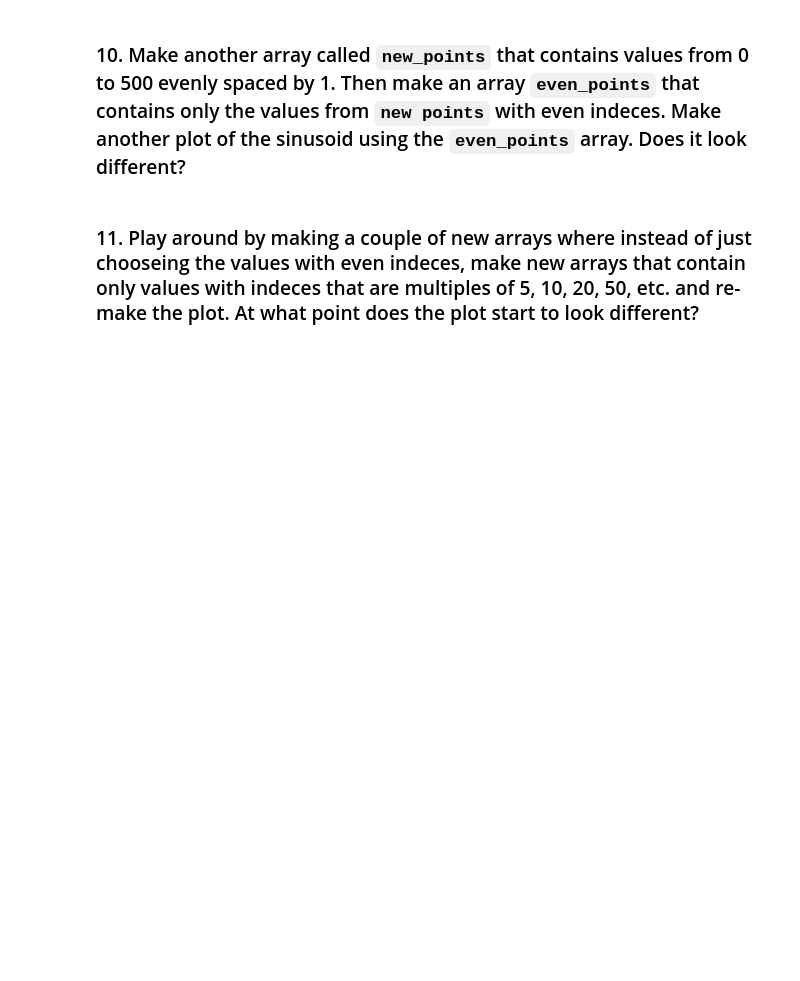
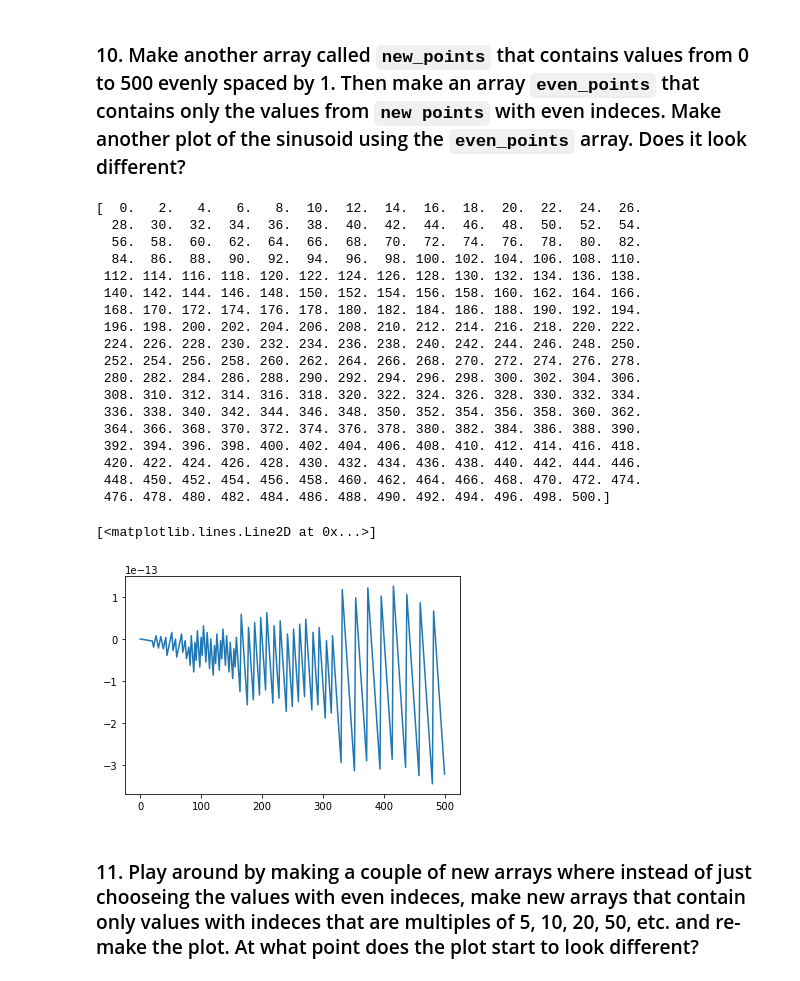
Before and after one commit to aquinocosme/ASTR3190-Introduction-to-Research-in-Astronomy, a Jupyter notebook: lessons/03.5_extra_numpy_AquinoOvelar.ipynb, the cells around one changed output. Cells and saved outputs as stored; diff of their text form; code cells hidden in the pictures; blank space fills up the shorter version.

````diff
--- a/lessons/03.5_extra_numpy_AquinoOvelar.ipynb
+++ b/lessons/03.5_extra_numpy_AquinoOvelar.ipynb
@@ -37,4 +87,38 @@
 # %% [markdown]
 ### 10. Make another array called ```new_points``` that contains values from 0 to 500 evenly spaced by 1. Then make an array ```even_points``` that contains only the values from ```new points``` with even indeces. Make another plot of the sinusoid using the ```even_points``` array. Does it look different?
+# %%
+#creates new array
+new_points = np.array(np.linspace(0,500,501))
+### I tried different things here as well but did not work
+#creates even array based on previously created array
+#almost_even_points = np.array(new_points*2)
+#resizes the array
+#almost_even_points.resize(2,500)
+even_points = np.array(np.linspace(0,500,251))
+print(even_points)
+#print(almost_even_points)
+#mpl.plot(almost_even_points.resize(2,250),np.abs(np.sin(2*np.pi*almost_even_points.resize(2,250))))
+mpl.plot(even_points,np.sin(2*np.pi*even_points))
+# %% [output]
+[  0.   2.   4.   6.   8.  10.  12.  14.  16.  18.  20.  22.  24.  26.
+  28.  30.  32.  34.  36.  38.  40.  42.  44.  46.  48.  50.  52.  54.
+  56.  58.  60.  62.  64.  66.  68.  70.  72.  74.  76.  78.  80.  82.
+  84.  86.  88.  90.  92.  94.  96.  98. 100. 102. 104. 106. 108. 110.
+ 112. 114. 116. 118. 120. 122. 124. 126. 128. 130. 132. 134. 136. 138.
+ 140. 142. 144. 146. 148. 150. 152. 154. 156. 158. 160. 162. 164. 166.
+ 168. 170. 172. 174. 176. 178. 180. 182. 184. 186. 188. 190. 192. 194.
+ 196. 198. 200. 202. 204. 206. 208. 210. 212. 214. 216. 218. 220. 222.
+ 224. 226. 228. 230. 232. 234. 236. 238. 240. 242. 244. 246. 248. 250.
+ 252. 254. 256. 258. 260. 262. 264. 266. 268. 270. 272. 274. 276. 278.
+ 280. 282. 284. 286. 288. 290. 292. 294. 296. 298. 300. 302. 304. 306.
+ 308. 310. 312. 314. 316. 318. 320. 322. 324. 326. 328. 330. 332. 334.
+ 336. 338. 340. 342. 344. 346. 348. 350. 352. 354. 356. 358. 360. 362.
+ 364. 366. 368. 370. 372. 374. 376. 378. 380. 382. 384. 386. 388. 390.
+ 392. 394. 396. 398. 400. 402. 404. 406. 408. 410. 412. 414. 416. 418.
+ 420. 422. 424. 426. 428. 430. 432. 434. 436. 438. 440. 442. 444. 446.
+ 448. 450. 452. 454. 456. 458. 460. 462. 464. 466. 468. 470. 472. 474.
+ 476. 478. 480. 482. 484. 486. 488. 490. 492. 494. 496. 498. 500.]
+[<matplotlib.lines.Line2D at 0x...>]
+[figure, added]
 # %% [markdown]
 ### 11. Play around by making a couple of new arrays where instead of just chooseing the values with even indeces, make new arrays that contain only values with indeces that are multiples of 5, 10, 20, 50, etc. and re-make the plot. At what point does the plot start to look different?
````
Also changed, not shown: parts of 11 cells of this notebook.
